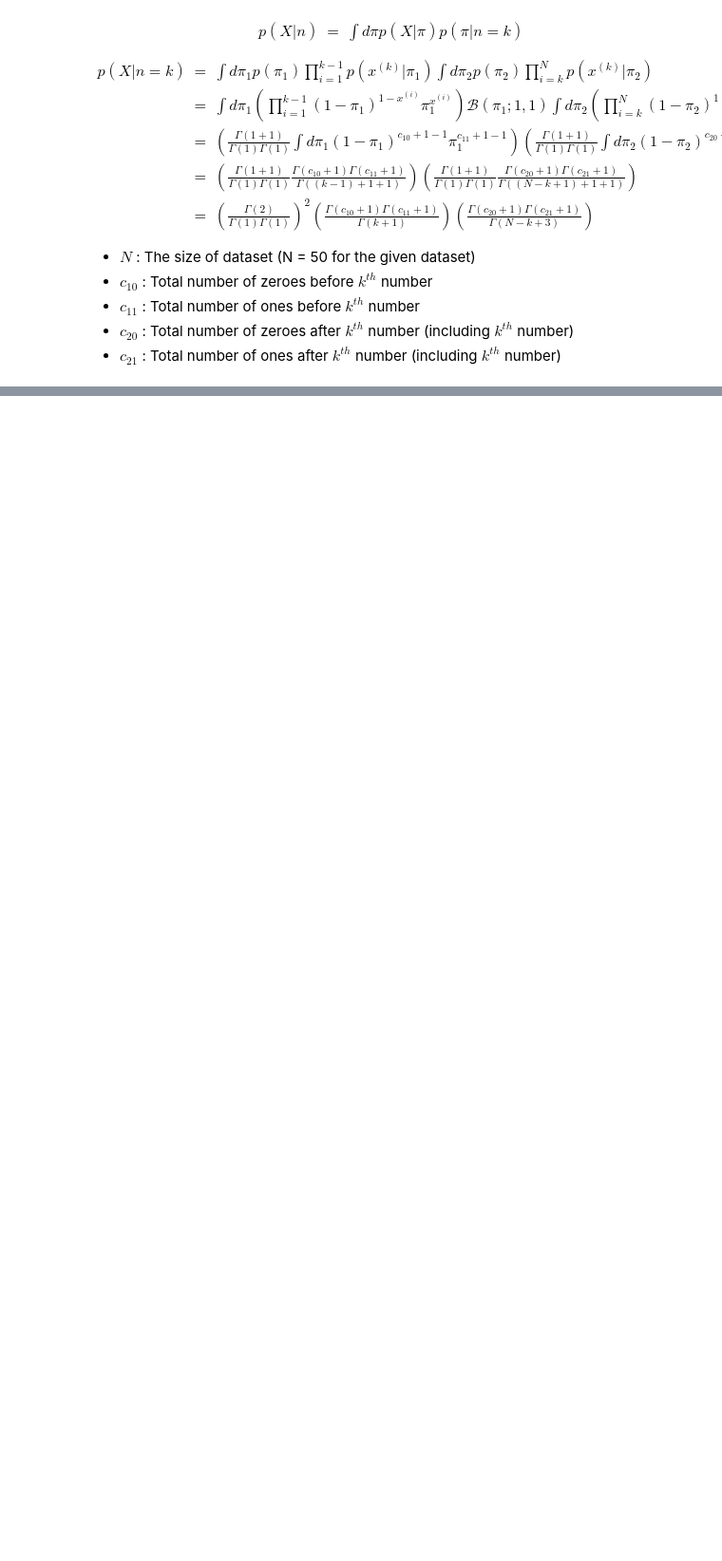
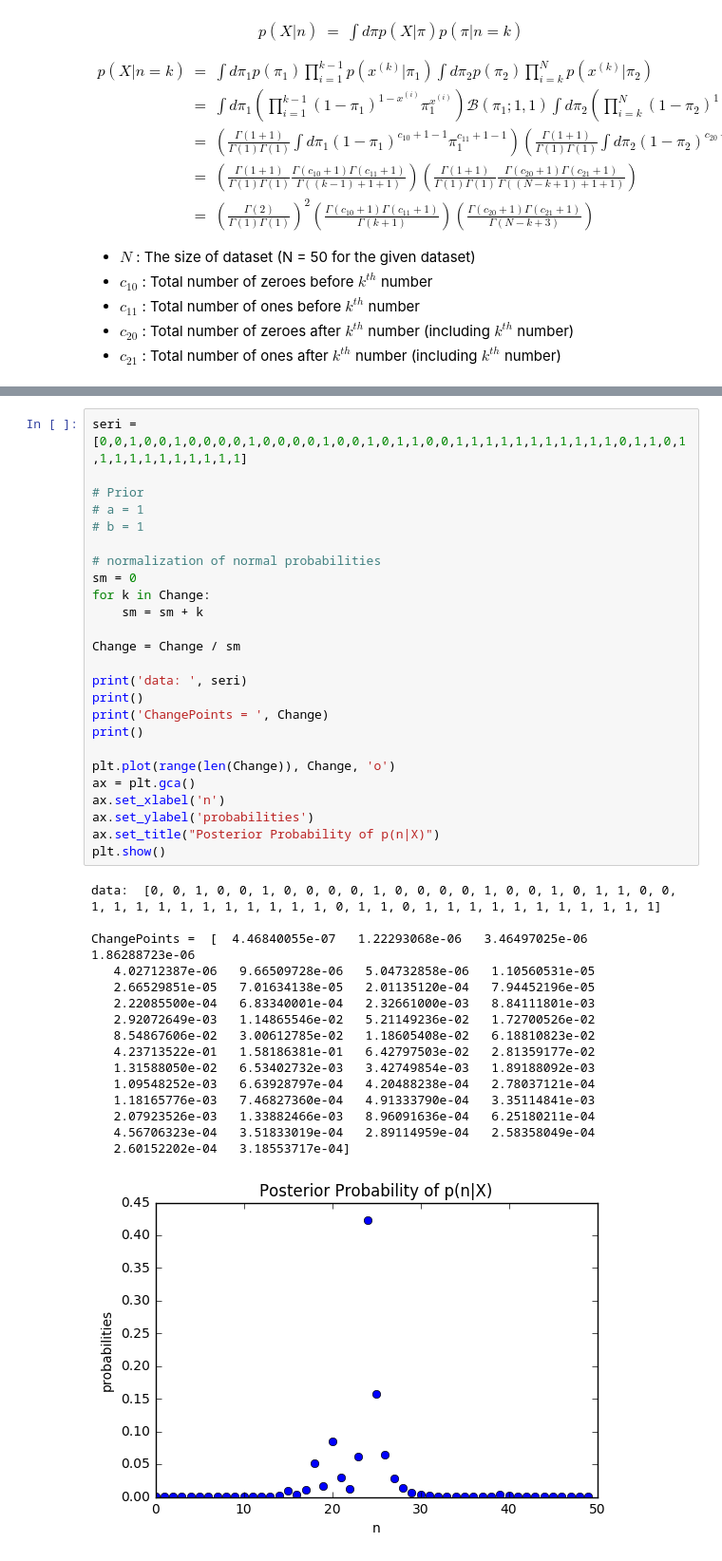
Before and after one commit to CMPE547-Spring-2017-Bogazici/hw4, a Jupyter notebook: hw4-Burak-Suyunu.ipynb, the cells around one changed output, grey strips where cells are left out. Shown at 95% size. Saved outputs shown, nothing was run; the diff lists cells and outputs as text; blank space fills up the shorter version.

```diff
--- a/hw4-Burak-Suyunu.ipynb
+++ b/hw4-Burak-Suyunu.ipynb
@@ -172 +231,43 @@ p(X| n=k) & = & \int d\pi_1 p(\pi_1) \prod_{i=1}^{k-1} p(x^{(k)}| \pi_1)  \int d
+# %%
+seri = [0,0,1,0,0,1,0,0,0,0,1,0,0,0,0,1,0,0,1,0,1,1,0,0,1,1,1,1,1,1,1,1,1,1,1,0,1,1,0,1,1,1,1,1,1,1,1,1,1,1]
+
+# Prior
+# a = 1
+# b = 1
+
+# normalization of normal probabilities
+sm = 0
+for k in Change:
+    sm = sm + k
+
+Change = Change / sm
+
+print('data: ', seri)
+print()
+print('ChangePoints = ', Change)
+print()
+
+plt.plot(range(len(Change)), Change, 'o')
+ax = plt.gca()
+ax.set_xlabel('n')
+ax.set_ylabel('probabilities')
+ax.set_title("Posterior Probability of p(n|X)")
+plt.show()
+# %% [output]
+data:  [0, 0, 1, 0, 0, 1, 0, 0, 0, 0, 1, 0, 0, 0, 0, 1, 0, 0, 1, 0, 1, 1, 0, 0, 1, 1, 1, 1, 1, 1, 1, 1, 1, 1, 1, 0, 1, 1, 0, 1, 1, 1, 1, 1, 1, 1, 1, 1, 1, 1]
+
+ChangePoints =  [  4.46840055e-07   1.22293068e-06   3.46497025e-06   1.86288723e-06
+   4.02712387e-06   9.66509728e-06   5.04732858e-06   1.10560531e-05
+   2.66529851e-05   7.01634138e-05   2.01135120e-04   7.94452196e-05
+   2.22085500e-04   6.83340001e-04   2.32661000e-03   8.84111801e-03
+   2.92072649e-03   1.14865546e-02   5.21149236e-02   1.72700526e-02
+   8.54867606e-02   3.00612785e-02   1.18605408e-02   6.18810823e-02
+   4.23713522e-01   1.58186381e-01   6.42797503e-02   2.81359177e-02
+   1.31588050e-02   6.53402732e-03   3.42749854e-03   1.89188092e-03
+   1.09548252e-03   6.63928797e-04   4.20488238e-04   2.78037121e-04
+   1.18165776e-03   7.46827360e-04   4.91333790e-04   3.35114841e-03
+   2.07923526e-03   1.33882466e-03   8.96091636e-04   6.25180211e-04
+   4.56706323e-04   3.51833019e-04   2.89114959e-04   2.58358049e-04
+   2.60152202e-04   3.18553717e-04]
+[figure, added]
 # %% [markdown]
```
Also changed, not shown: parts of 6 cells of this notebook.
